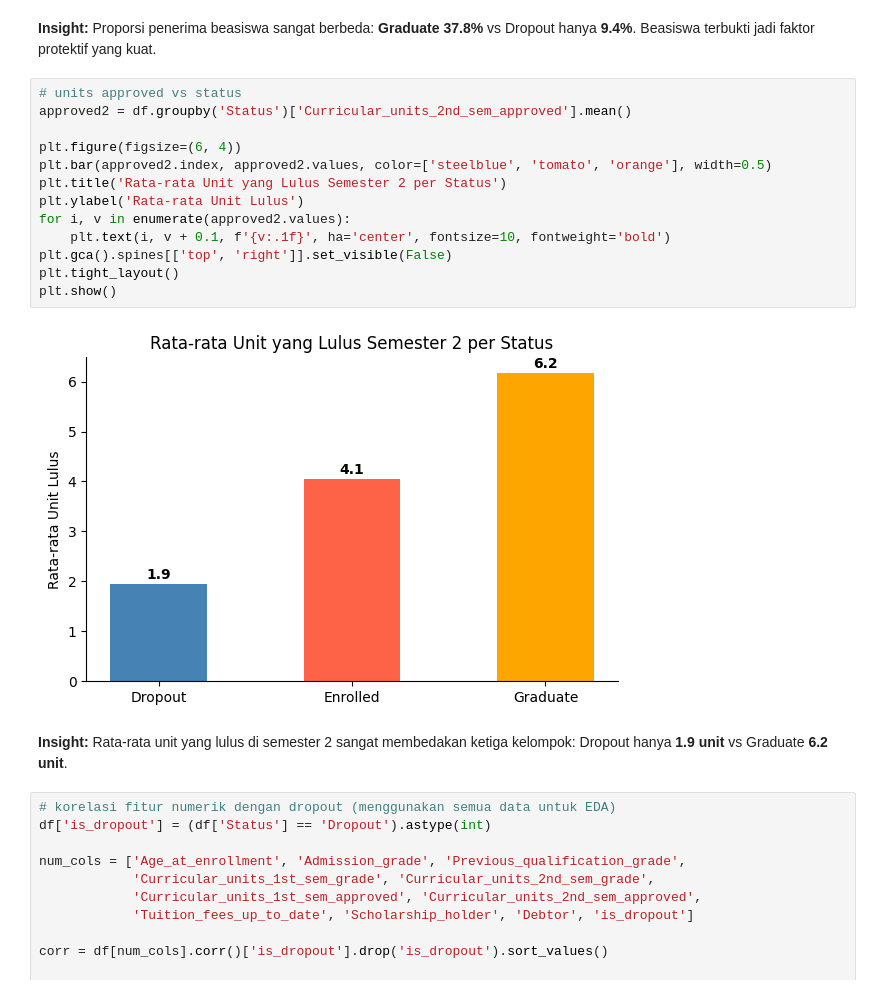
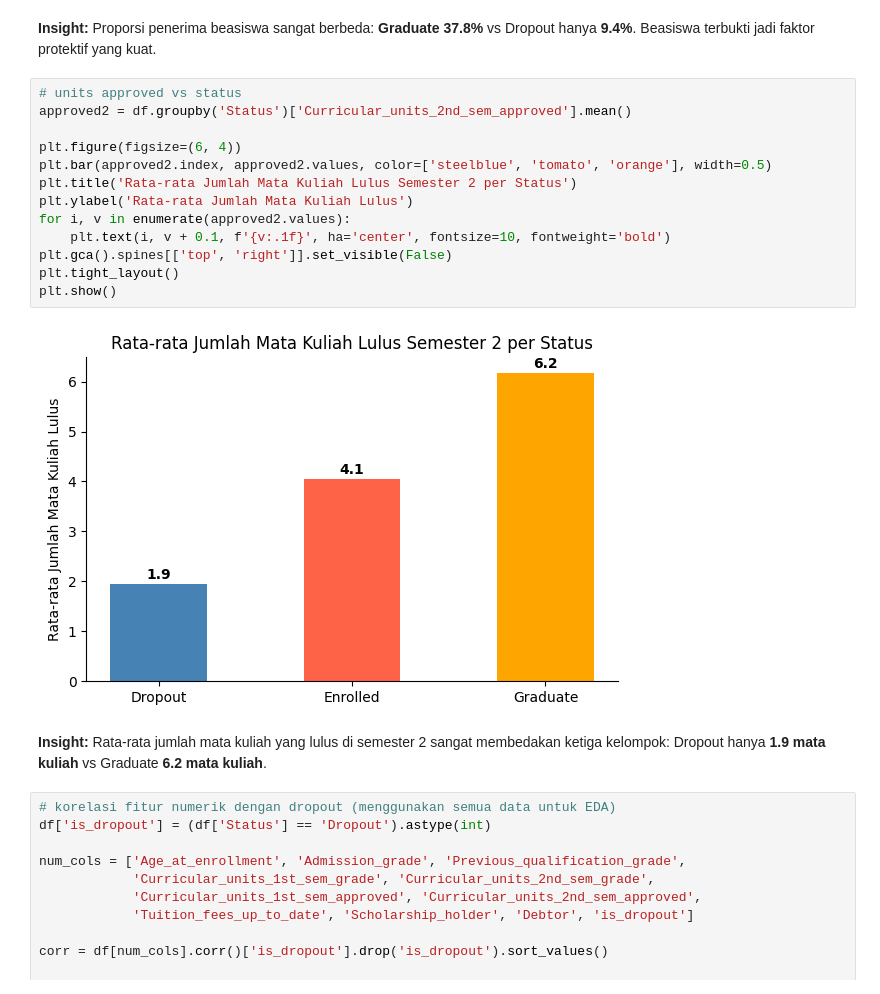
Before and after one commit to viochris/Analsis-Prediksi-Dropout-Siswa, a Jupyter notebook: notebook.ipynb, the cells around one changed output. Drawn from its saved outputs; the diff is of its cells as text.

```diff
--- a/notebook.ipynb
+++ b/notebook.ipynb
@@ -225,20 +225,20 @@ plt.show()
 # %%
 # units approved vs status
 approved2 = df.groupby('Status')['Curricular_units_2nd_sem_approved'].mean()
 
 plt.figure(figsize=(6, 4))
 plt.bar(approved2.index, approved2.values, color=['steelblue', 'tomato', 'orange'], width=0.5)
-plt.title('Rata-rata Unit yang Lulus Semester 2 per Status')
-plt.ylabel('Rata-rata Unit Lulus')
+plt.title('Rata-rata Jumlah Mata Kuliah Lulus Semester 2 per Status')
+plt.ylabel('Rata-rata Jumlah Mata Kuliah Lulus')
 for i, v in enumerate(approved2.values):
     plt.text(i, v + 0.1, f'{v:.1f}', ha='center', fontsize=10, fontweight='bold')
 plt.gca().spines[['top', 'right']].set_visible(False)
 plt.tight_layout()
 plt.show()
 # %% [output]
-[figure, old version]
+[figure, new version]
 # %% [markdown]
-**Insight:** Rata-rata unit yang lulus di semester 2 sangat membedakan ketiga kelompok: Dropout hanya **1.9 unit** vs Graduate **6.2 unit**.
+**Insight:** Rata-rata jumlah mata kuliah yang lulus di semester 2 sangat membedakan ketiga kelompok: Dropout hanya **1.9 mata kuliah** vs Graduate **6.2 mata kuliah**.
 # %%
 # korelasi fitur numerik dengan dropout (menggunakan semua data untuk EDA)
 df['is_dropout'] = (df['Status'] == 'Dropout').astype(int)
```
Also changed, not shown: parts of 16 cells of this notebook, 4 other files.
